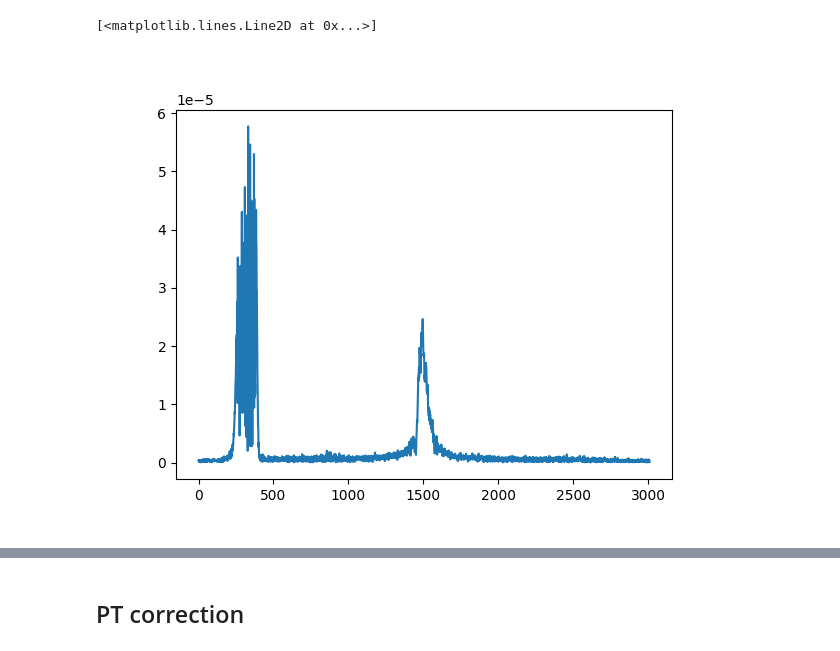
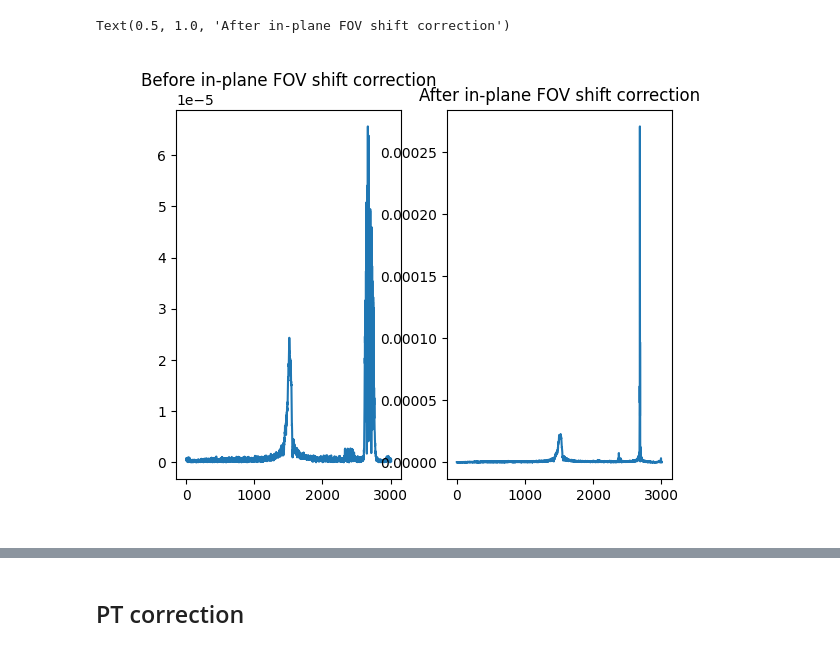
Before and after one commit to usc-mrel/PylotToneMRI, a Jupyter notebook: notebooks/main_pilottone_wPCA.ipynb, the cells around one changed output, grey strips where cells are left out. Saved outputs shown, nothing was run; the diff lists cells and outputs as text; code cells hidden in the pictures.

```diff
--- a/notebooks/main_pilottone_wPCA.ipynb
+++ b/notebooks/main_pilottone_wPCA.ipynb
@@ -131,11 +70,16 @@ There are 1500 waveforms in the dataset. Reading...
-# %%
-from pilottone.signal import to_hybrid_kspace
-
-plt.figure()
-plt.plot(np.abs(to_hybrid_kspace(data_cal[:,10,0])))
-# %% [output]
-[<matplotlib.lines.Line2D at 0x...>]
-[figure, removed]
+# %%
+from pilottone.signal import to_hybrid_kspace
+
+plt.figure()
+plt.subplot(121)
+plt.plot(np.abs(to_hybrid_kspace(np.flip(data[:,10,0]))))
+plt.title('Before in-plane FOV shift correction')
+plt.subplot(122)
+plt.plot(np.abs(to_hybrid_kspace(np.flip(ksp_measured_[:,10,0]))))
+plt.title('After in-plane FOV shift correction')
+# %% [output]
+Text(0.5, 1.0, 'After in-plane FOV shift correction')
+[figure, added]
 # %%
 n_channels = data.shape[2]
 sensing_coils = np.array(cfg['pilottone']['sensing_coils'], dtype=int)
```
Also changed, not shown: parts of 20 cells of this notebook.
